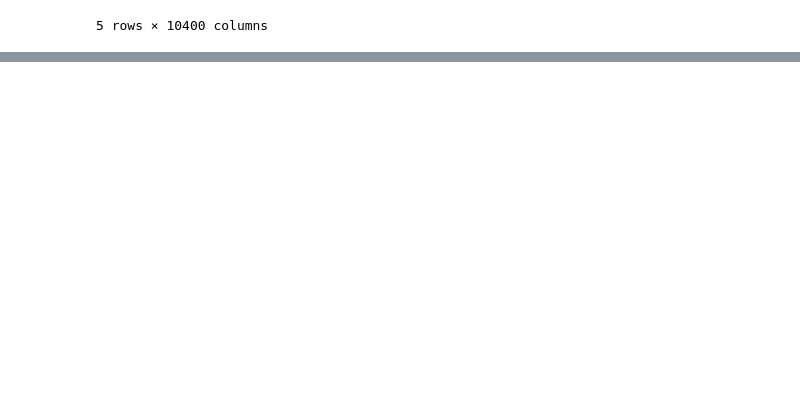
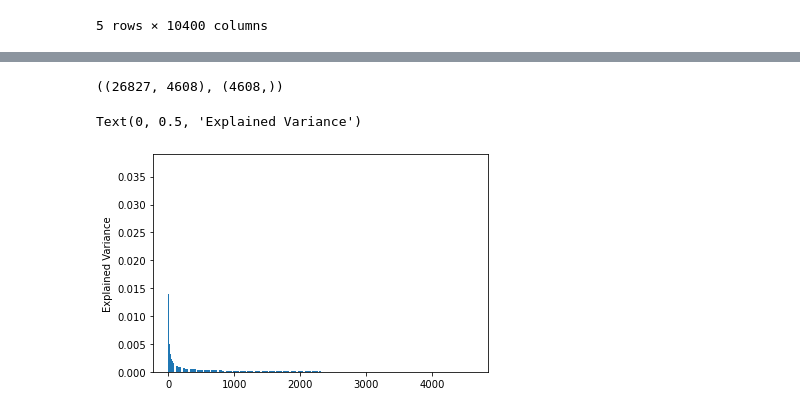
Before and after one commit to ai-for-public-services/img-rtc-demonstrator, a Jupyter notebook: code/feature-clustering.ipynb, the cells around one changed output, grey strips where cells are left out. Saved outputs shown, nothing was run; the diff lists cells and outputs as text; code cells hidden in the pictures; blank space fills up the shorter version.

```diff
--- a/code/feature-clustering.ipynb
+++ b/code/feature-clustering.ipynb
@@ -107,0 +130,5 @@ memory usage: 51.0 MB
+# %%
+df_25m = df_25m.drop('Unnamed: 0', axis=1)
+file_path = df_25m["file_path"]
+df_25m = df_25m.drop('file_path', axis=1)
+df_25m.head()
@@ -107,0 +166,2 @@ memory usage: 51.0 MB
+# %%
+x = StandardScaler().fit_transform(df_25m)
@@ -107,0 +172,2 @@ memory usage: 51.0 MB
+# %%
+pca = PCA()
@@ -107,0 +181,10 @@ memory usage: 51.0 MB
+# %%
+principalComponents.shape, variance_list.shape
+# %% [output]
+((26827, 4608), (4608,))
+# %%
+plt.bar(np.arange(1,4609),variance_list)
+plt.ylabel('Explained Variance')
+# %% [output]
+Text(0, 0.5, 'Explained Variance')
+[figure, added]
```
Also changed, not shown: parts of 62 cells of this notebook, 6 other files.
